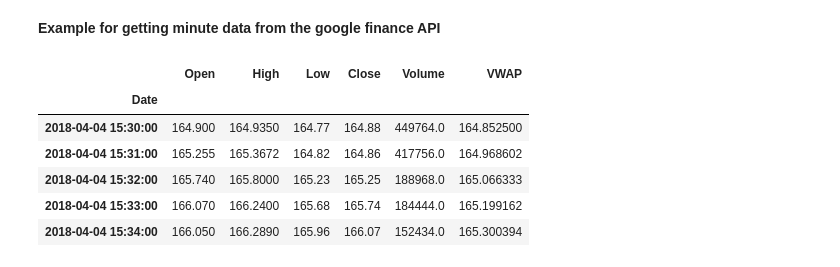
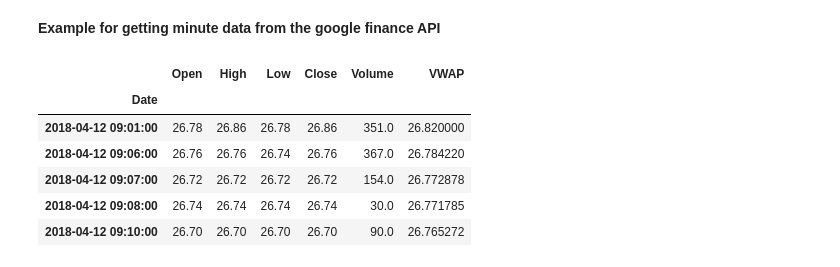
Before and after one commit to maximelefebvre/electronic_markets, a Jupyter notebook: Electronic markets.ipynb, the cells around one changed output. Drawn from its saved outputs; the diff is of its cells as text; code cells hidden in the pictures.

```diff
--- a/Electronic markets.ipynb
+++ b/Electronic markets.ipynb
@@ -636,14 +653,14 @@ def get_google_finance_intraday(ticker, period=60, days=1):
     else:
         return pd.DataFrame(rows, index=pd.DatetimeIndex(times, name='Date'))
 # %%
-f=get_google_finance_intraday('AAPL',5, 3)
+f=get_google_finance_intraday('TKTT',5, 10)
 f["VWAP"]=(f.Volume*(f.High+f.Low)/2).cumsum() / f.Volume.cumsum()
 f.head()
 # %% [output]
 |  | Open | High | Low | Close | Volume | VWAP |
 | Date |  |  |  |  |  |  |
-| 2018-04-04 15:30:00 | 164.900 | 164.9350 | 164.77 | 164.88 | 449764.0 | 164.852500 |
-| 2018-04-04 15:31:00 | 165.255 | 165.3672 | 164.82 | 164.86 | 417756.0 | 164.968602 |
-| 2018-04-04 15:32:00 | 165.740 | 165.8000 | 165.23 | 165.25 | 188968.0 | 165.066333 |
-| 2018-04-04 15:33:00 | 166.070 | 166.2400 | 165.68 | 165.74 | 184444.0 | 165.199162 |
-| 2018-04-04 15:34:00 | 166.050 | 166.2890 | 165.96 | 166.07 | 152434.0 | 165.300394 |
+| 2018-04-12 09:01:00 | 26.78 | 26.86 | 26.78 | 26.86 | 351.0 | 26.820000 |
+| 2018-04-12 09:06:00 | 26.76 | 26.76 | 26.74 | 26.76 | 367.0 | 26.784220 |
+| 2018-04-12 09:07:00 | 26.72 | 26.72 | 26.72 | 26.72 | 154.0 | 26.772878 |
+| 2018-04-12 09:08:00 | 26.74 | 26.74 | 26.74 | 26.74 | 30.0 | 26.771785 |
+| 2018-04-12 09:10:00 | 26.70 | 26.70 | 26.70 | 26.70 | 90.0 | 26.765272 |
```
Also changed, not shown: parts of 22 cells of this notebook.
